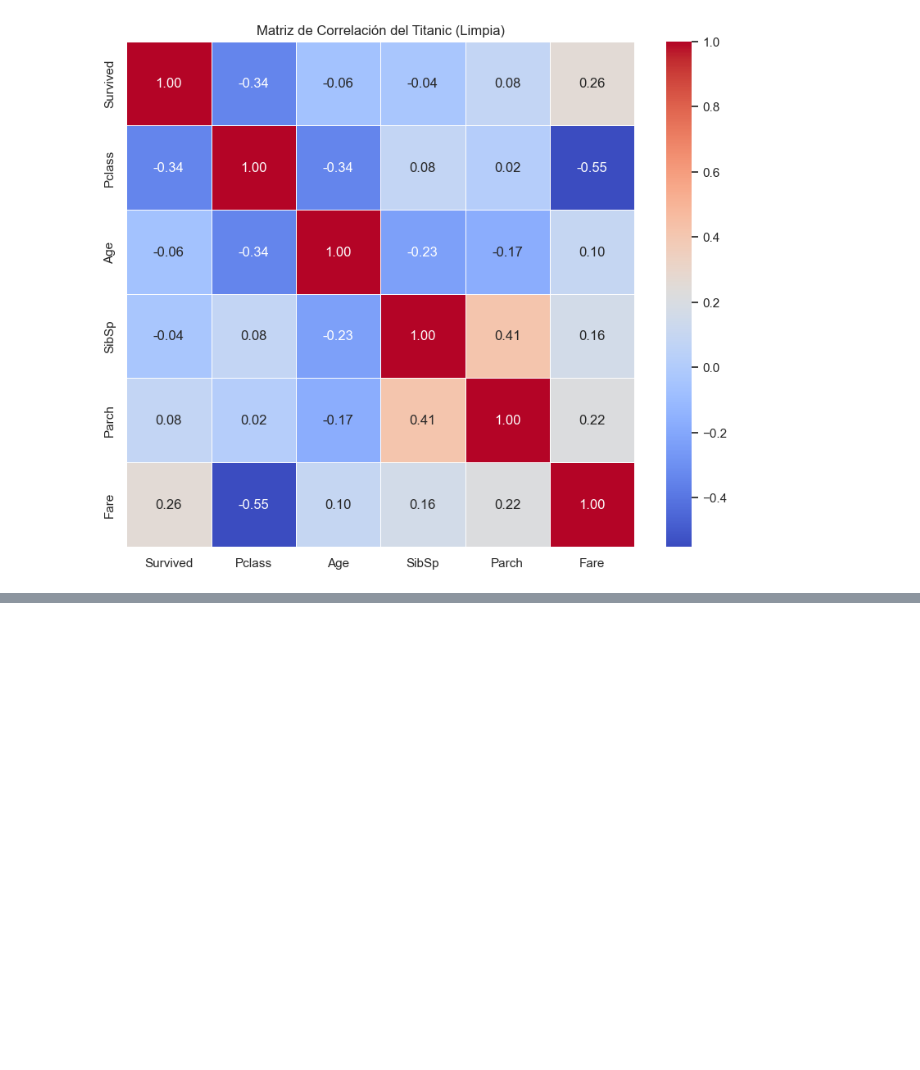
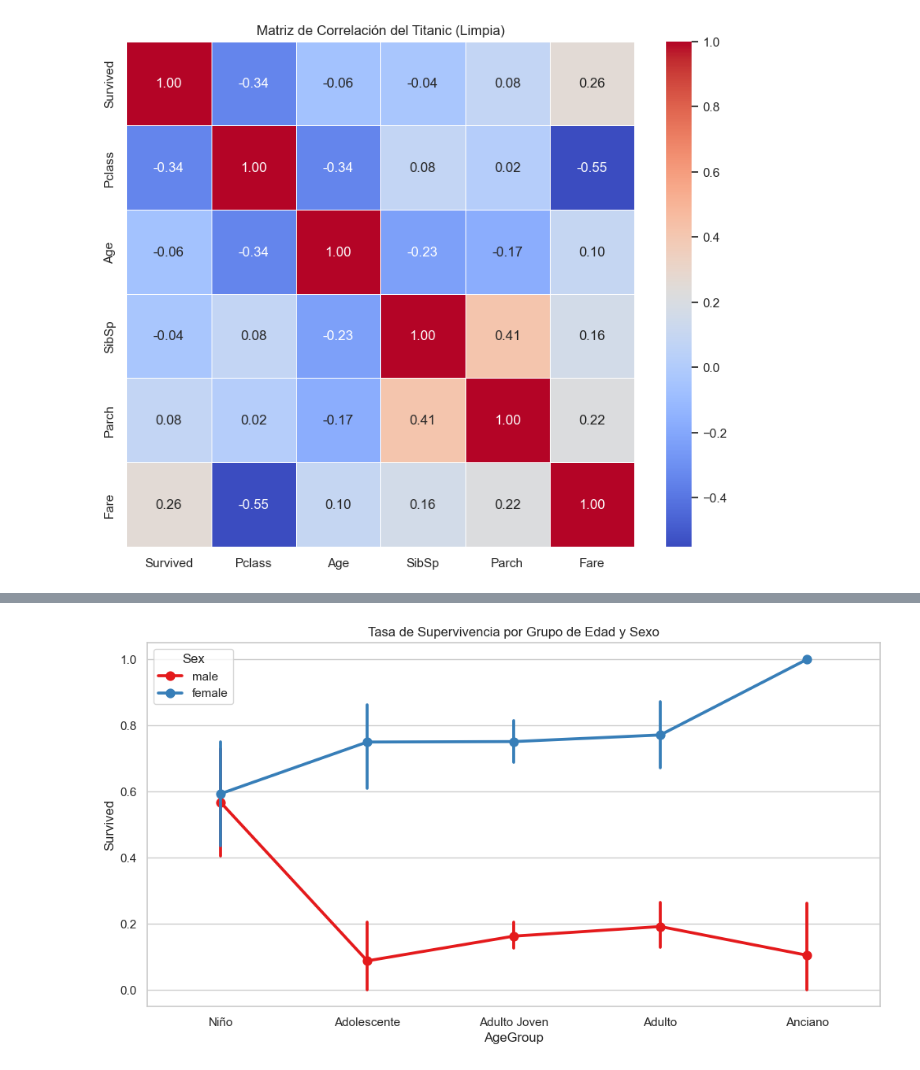
Before and after one commit to chema74/IA_Especialista, a Jupyter notebook: notebooks/mes_01_datos/S1_titanic_eda.ipynb, the cells around one changed output, grey strips where cells are left out. Drawn from its saved outputs; the diff is of its cells as text; code cells hidden in the pictures; blank space fills up the shorter version.

```diff
--- a/notebooks/mes_01_datos/S1_titanic_eda.ipynb
+++ b/notebooks/mes_01_datos/S1_titanic_eda.ipynb
@@ -161,0 +184,14 @@ plt.show()
+# %%
+# Definimos los cortes de edad y las etiquetas
+bins = [0, 12, 18, 35, 60, 80]
+labels = ['Niño', 'Adolescente', 'Adulto Joven', 'Adulto', 'Anciano']
+
+df['AgeGroup'] = pd.cut(df['Age'], bins=bins, labels=labels)
+
+# Visualizamos la supervivencia por grupo de edad y sexo
+plt.figure(figsize=(12, 6))
+sns.pointplot(x='AgeGroup', y='Survived', hue='Sex', data=df, palette='Set1')
+plt.title('Tasa de Supervivencia por Grupo de Edad y Sexo')
+plt.show()
+# %% [output]
+[figure, added]
```
Also changed, not shown: parts of 5 cells of this notebook.
